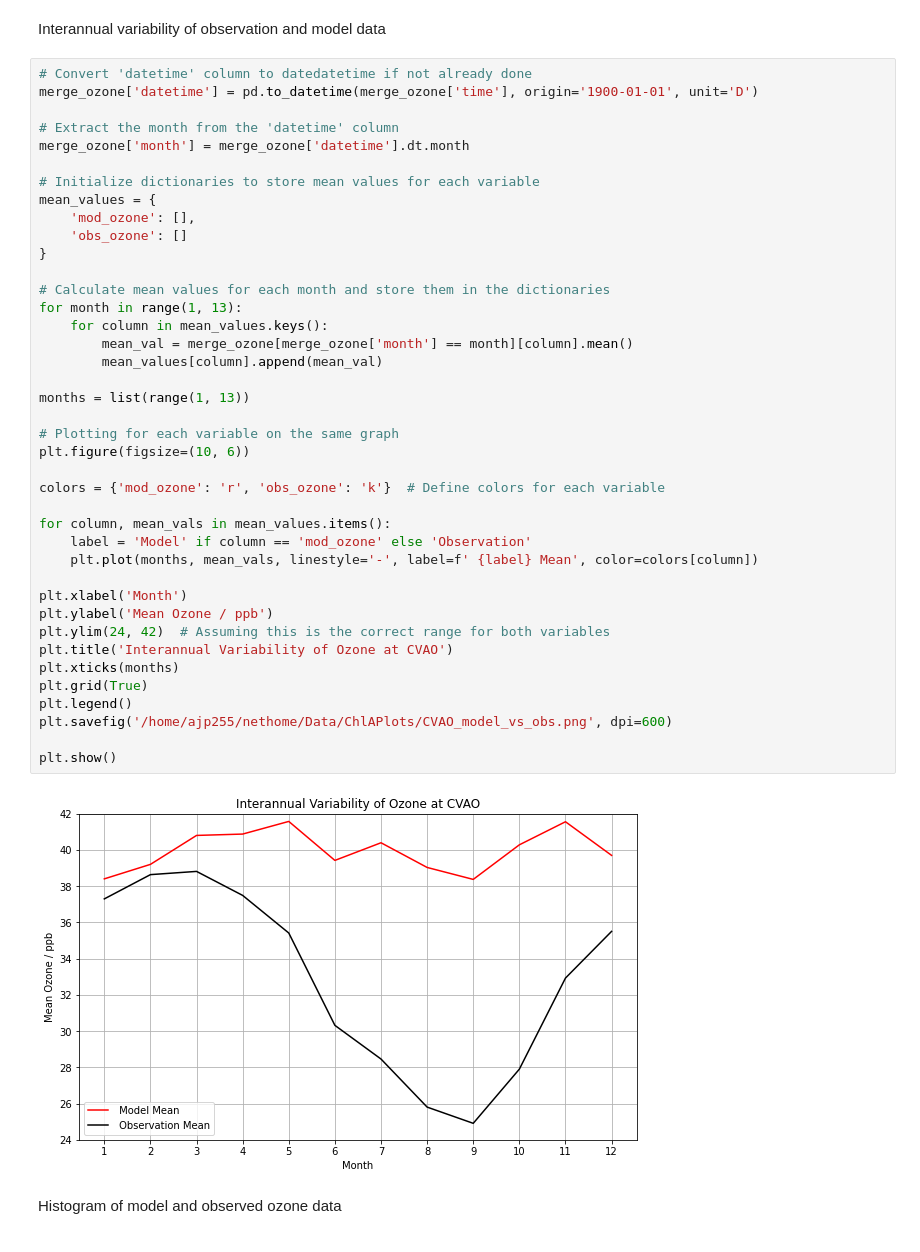
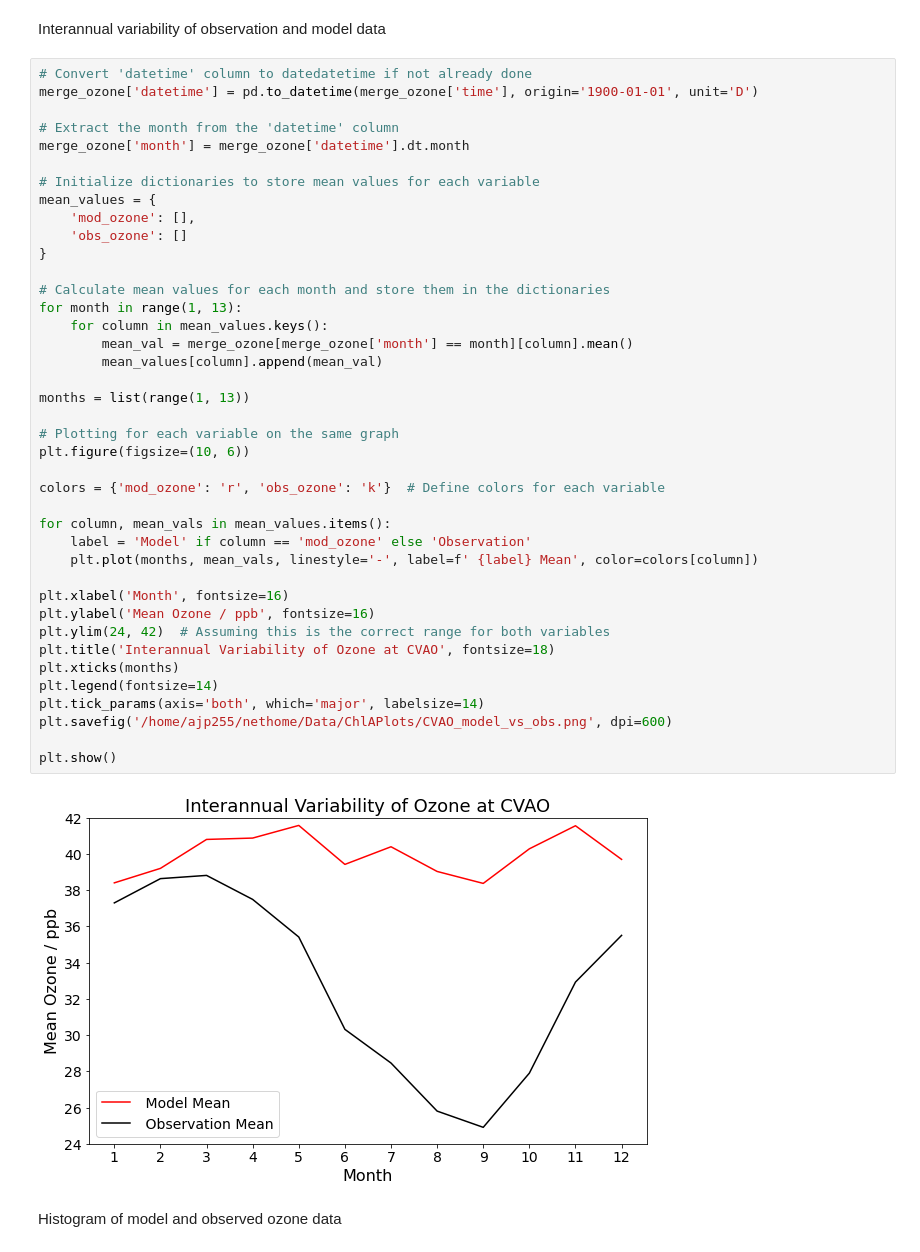
Before and after one commit to jamesperman/partiii_project, a Jupyter notebook: cvao_plots.ipynb, the cells around one changed output. Drawn from its saved outputs; the diff is of its cells as text.

Commit message:
Small changes to plot formatting

```diff
--- a/cvao_plots.ipynb
+++ b/cvao_plots.ipynb
@@ -387,39 +387,39 @@ merge_ozone['month'] = merge_ozone['datetime'].dt.month
 
 # Initialize dictionaries to store mean values for each variable
 mean_values = {
     'mod_ozone': [],
     'obs_ozone': []
 }
 
 # Calculate mean values for each month and store them in the dictionaries
 for month in range(1, 13):
     for column in mean_values.keys():
         mean_val = merge_ozone[merge_ozone['month'] == month][column].mean()
         mean_values[column].append(mean_val)
 
 months = list(range(1, 13))
 
 # Plotting for each variable on the same graph
 plt.figure(figsize=(10, 6))
 
 colors = {'mod_ozone': 'r', 'obs_ozone': 'k'}  # Define colors for each variable
 
 for column, mean_vals in mean_values.items():
     label = 'Model' if column == 'mod_ozone' else 'Observation'
     plt.plot(months, mean_vals, linestyle='-', label=f' {label} Mean', color=colors[column])
 
-plt.xlabel('Month')
-plt.ylabel('Mean Ozone / ppb')
+plt.xlabel('Month', fontsize=16)
+plt.ylabel('Mean Ozone / ppb', fontsize=16)
 plt.ylim(24, 42)  # Assuming this is the correct range for both variables
-plt.title('Interannual Variability of Ozone at CVAO')
+plt.title('Interannual Variability of Ozone at CVAO', fontsize=18)
 plt.xticks(months)
-plt.grid(True)
-plt.legend()
+plt.legend(fontsize=14)
+plt.tick_params(axis='both', which='major', labelsize=14)
 plt.savefig('/home/ajp255/nethome/Data/ChlAPlots/CVAO_model_vs_obs.png', dpi=600)
 
 plt.show()
 # %% [output]
-[figure, old version]
+[figure, new version]
 # %% [markdown]
 Histogram of model and observed ozone data
 # %%
```
Also changed, not shown: parts of 2 cells of this notebook, 2 other files.
